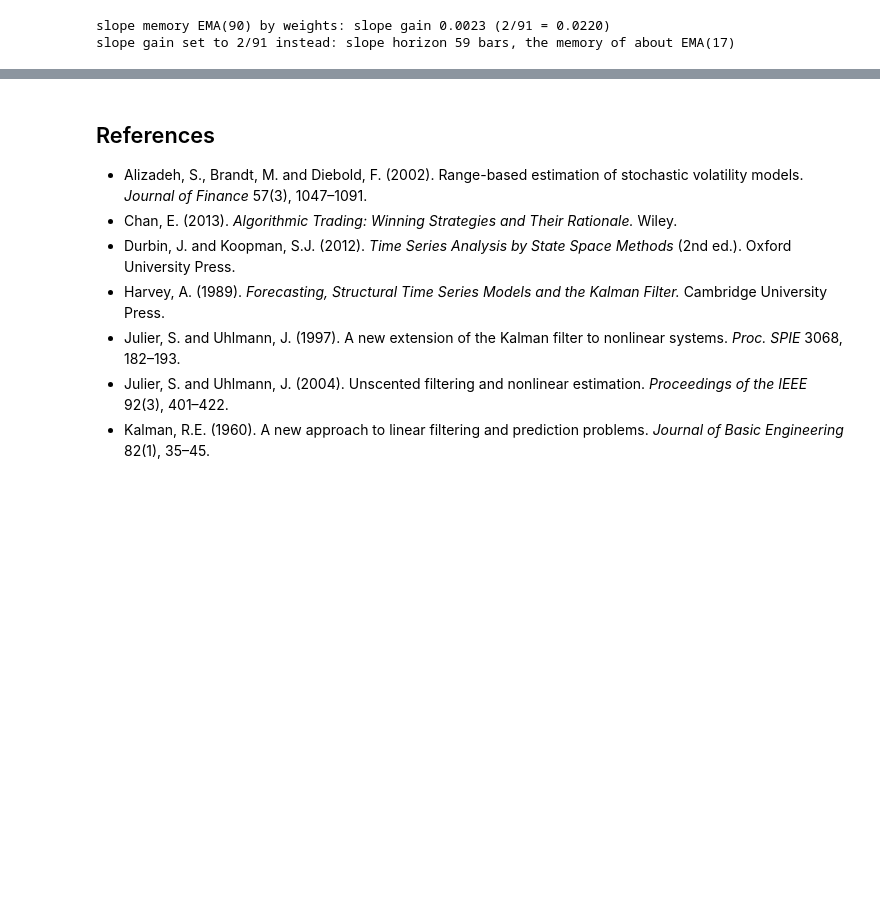
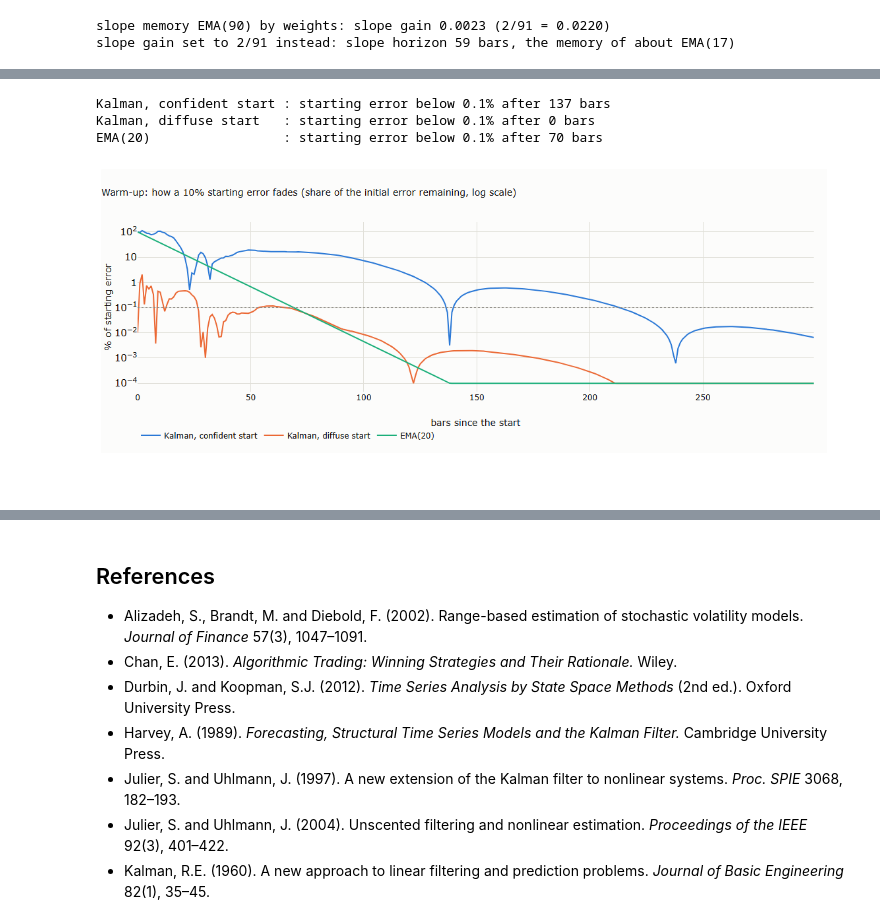
Before and after one commit to MaxGnesi/systematic-trading-notes, a Jupyter notebook: lectures/04-tracking-hidden-states/04b_tracking_hidden_states.ipynb, the cells around one changed output, grey strips where cells are left out. Cells and saved outputs as stored; diff of their text form; code cells hidden in the pictures; blank space fills up the shorter version.

Commit message:
Lecture 4b: section 4, starting and running the filter, with chart C.8; notebook 04b section 4
Co-Authored-By: Claude Opus 5.5 <noreply@anthropic.com>

```diff
--- a/lectures/04-tracking-hidden-states/04b_tracking_hidden_states.ipynb
+++ b/lectures/04-tracking-hidden-states/04b_tracking_hidden_states.ipynb
@@ -543,0 +551,26 @@ slope gain set to 2/91 instead: slope horizon 59 bars, the memory of about EMA(1
+# %%
+ref = run(y_qqq, 2, R_MATCH[2], start_uncertainty=1.0)["states"][:, 0]
+off = np.log(1.1)
+conf = run(y_qqq, 2, R_MATCH[2], start_uncertainty=1e-6, start_state=[y_qqq[0] + off, 0.0])["states"][:, 0]
+diff_ = run(y_qqq, 2, R_MATCH[2], start_uncertainty=1e3, start_state=[y_qqq[0] + off, 0.0])["states"][:, 0]
+e_ref = ema(y_qqq, alpha20)
+e_off = ema(np.r_[y_qqq[0] + off, y_qqq[1:]], alpha20)
+errs = {"Kalman, confident start": np.abs(conf - ref) / off, "Kalman, diffuse start": np.abs(diff_ - ref) / off,
+        "EMA(20)": np.abs(e_off - e_ref) / off}
+for nm, e in errs.items():
+    below = np.where(e < 1e-3)[0]
+    print(f"{nm:24s}: starting error below 0.1% after {below[0] if len(below) else 'never'} bars")
+fig = go.Figure()
+for j, (nm, e) in enumerate(errs.items()):
+    fig.add_scatter(x=np.arange(300), y=100 * np.maximum(e[:300], 1e-6), name=nm, mode="lines", line=dict(width=2, color=SERIES[j]))
+fig.add_hline(y=0.1, line=dict(width=1, color=MUTED, dash="dot"))
+fig.update_layout(title="Warm-up: how a 10% starting error fades (share of the initial error remaining, log scale)",
+                  xaxis_title="bars since the start", yaxis=dict(title="% of starting error", type="log", exponentformat="power"),
+                  height=430, width=1100, margin=dict(t=80, b=70), legend=dict(orientation="h", y=-0.2, x=0))
+save_figure(fig, "c07_warmup", FIG)
+fig
+# %% [output]
+Kalman, confident start : starting error below 0.1% after 137 bars
+Kalman, diffuse start   : starting error below 0.1% after 0 bars
+EMA(20)                 : starting error below 0.1% after 70 bars
+[figure, added]
```
Also changed, not shown: parts of 6 cells of this notebook, 1 other file.
